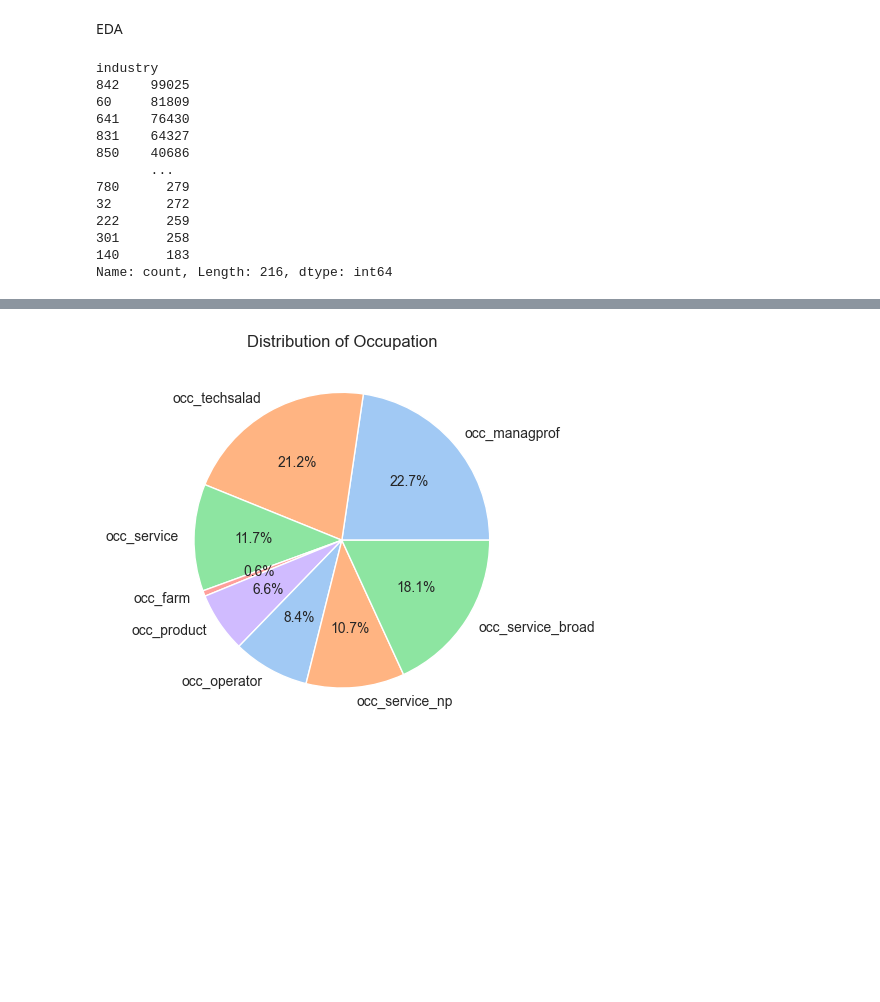
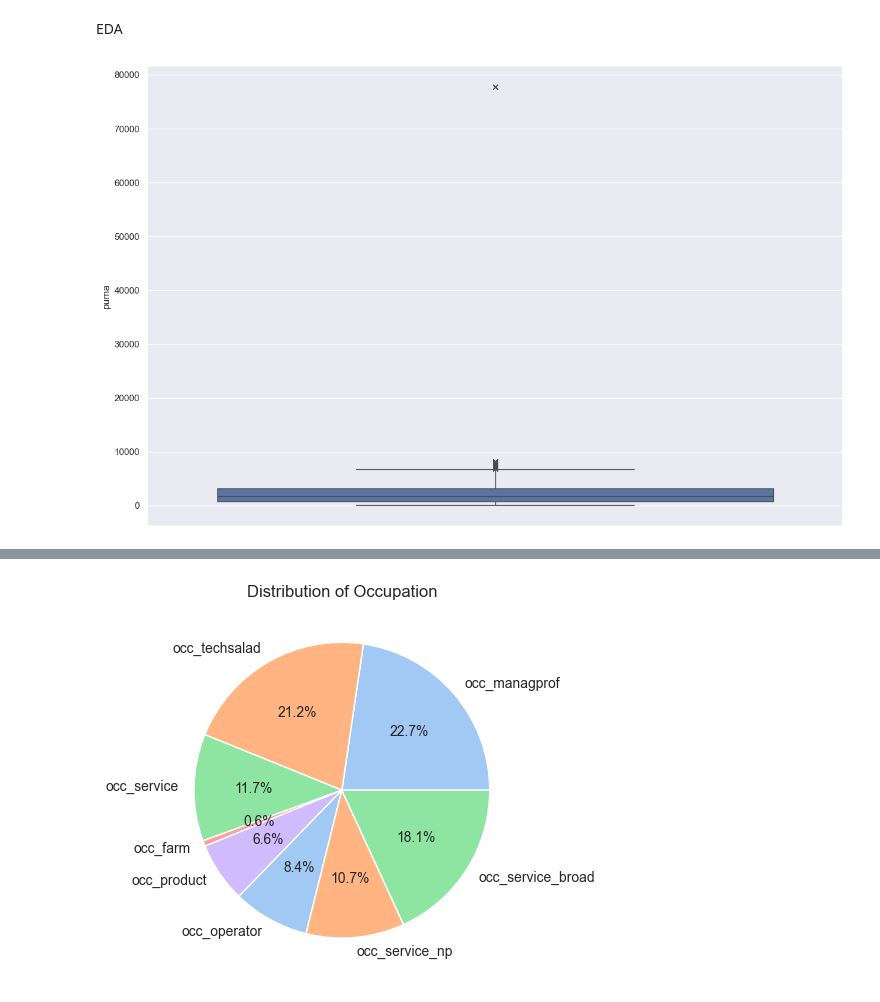
Before and after one commit to Somewhat-Coder/Microwages-ML, a Jupyter notebook: main.ipynb, the cells around one changed output, grey strips where cells are left out. Cells and saved outputs as stored; diff of their text form; code cells hidden in the pictures; blank space fills up the shorter version.

Commit message:
added boxplot

```diff
--- a/main.ipynb
+++ b/main.ipynb
@@ -57,22 +57,11 @@ df.describe()
 | max | 4.200000e+01 | 5.600000e+01 | 9.360000e+03 | 7.777700e+04 | 1.954000e+03 | 6.500000e+01 | 1.000000e+00 | 1.000000e+00 | 1.800000e+01 | ... |
 # %% [markdown]
 EDA
-# %%
-df['industry'].value_counts()
-# %% [output]
-industry
-842    99025
-60     81809
-641    76430
-831    64327
-850    40686
-       ...
-780      279
-32       272
-222      259
-301      258
-140      183
-Name: count, Length: 216, dtype: int64
+# %%
+#outliers edyrs puma perwt
+ax = sns.boxplot(df['puma'], flierprops={"marker": "x"})
+# %% [output]
+[figure, added]
 # %%
 region_counts = dict(df['region'].value_counts())
 region_counts = dict(sorted(region_counts.items()))
```
Also changed, not shown: parts of 9 cells of this notebook.
